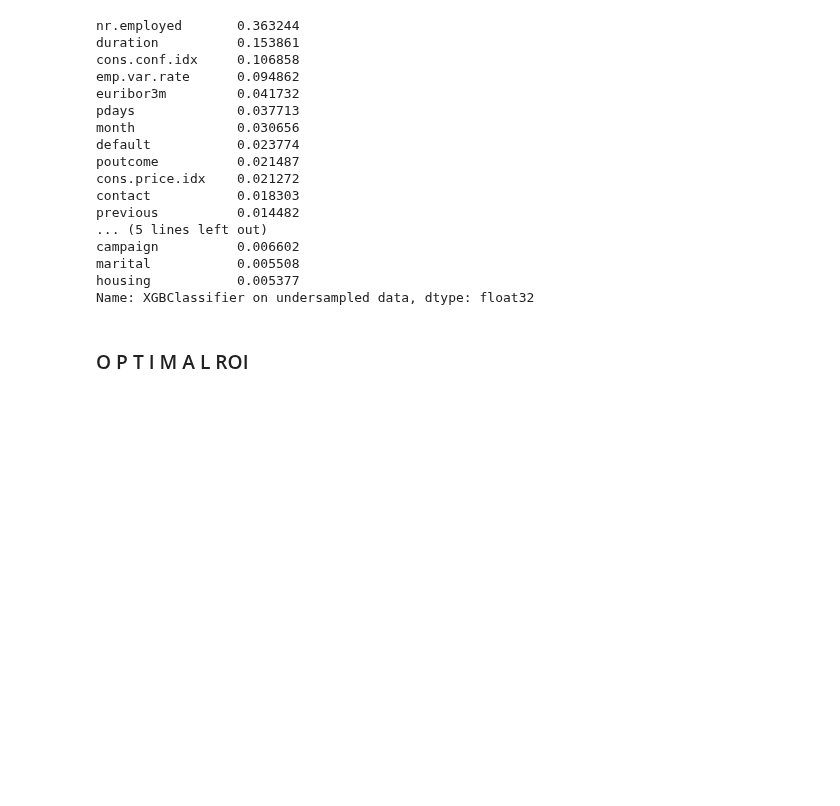
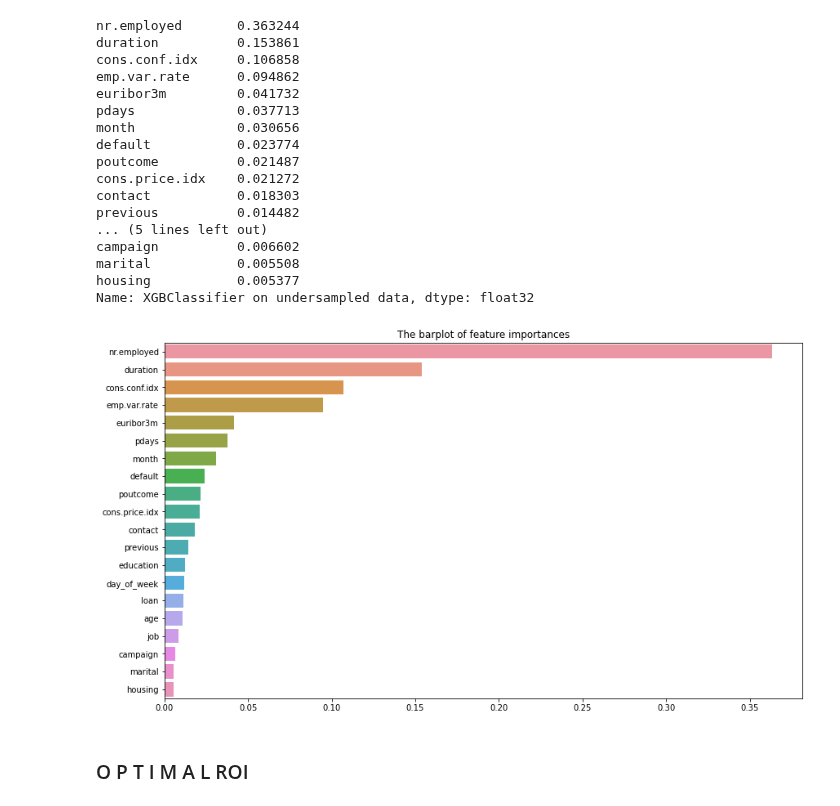
Before and after one commit to ngttnguyen/atom-assignments, a Jupyter notebook: assignment_7/Nguyen_Bank_Marketing_Modeling.ipynb, the cells around one changed output. Saved outputs shown, nothing was run; the diff lists cells and outputs as text; code cells hidden in the pictures; blank space fills up the shorter version.

```diff
--- a/assignment_7/Nguyen_Bank_Marketing_Modeling.ipynb
+++ b/assignment_7/Nguyen_Bank_Marketing_Modeling.ipynb
@@ -510,6 +510,14 @@ campaign          0.006602
 marital           0.005508
 housing           0.005377
 Name: XGBClassifier on undersampled data, dtype: float32
+# %%
+## Visualize feature importances of the optimal model
+plt.figure(figsize = (14,8))
+sns.barplot(x = opt_model_coef.sort_values(ascending = False).values , y = opt_model_coef.sort_values(ascending = False).index)
+plt.title('The barplot of feature importances')
+plt.show()
+# %% [output]
+[figure, added]
 # %% [markdown]
 ### O P T I M A L    ROI
 # %%
```
Also changed, not shown: 1 other file.
